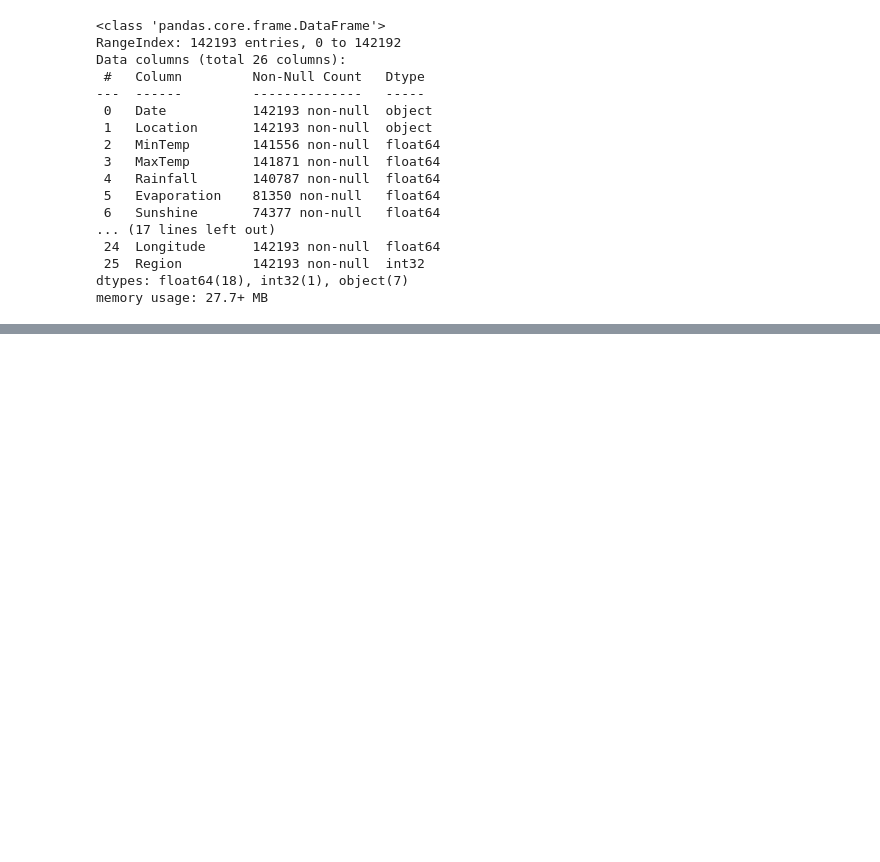
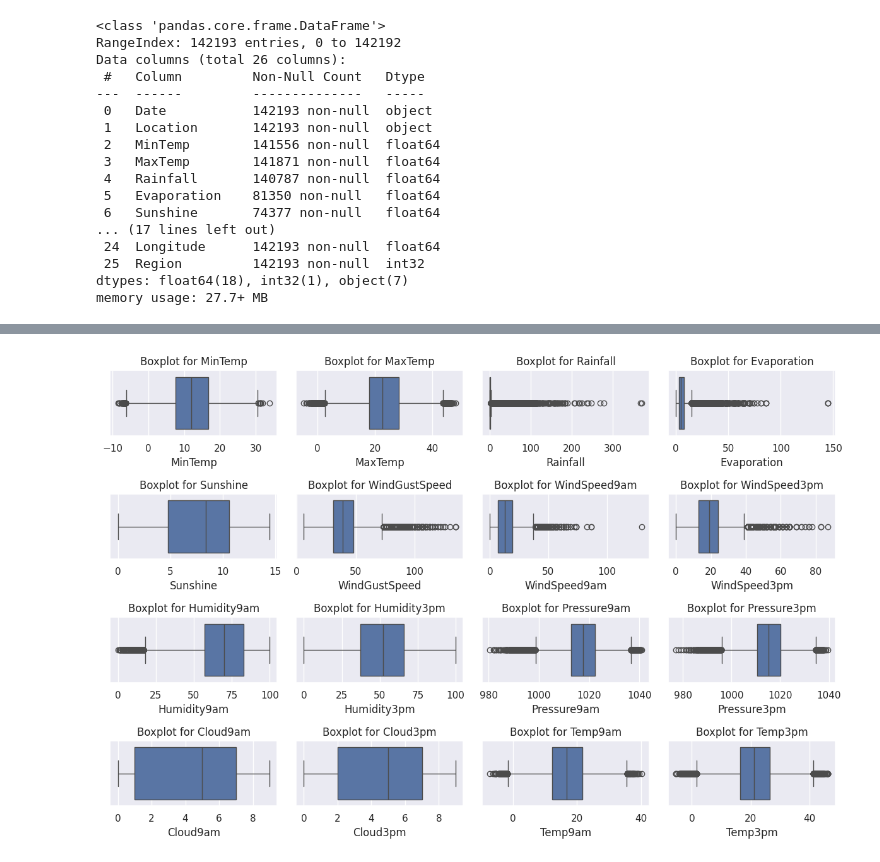
Before and after one commit to GenaCanciani/AA1-TUIA-Canciani-Mancini-Morales, a Jupyter notebook: TP-clasificacion-AA1.ipynb, the cells around one changed output, grey strips where cells are left out. Drawn from its saved outputs; the diff is of its cells as text; code cells hidden in the pictures; blank space fills up the shorter version.

```diff
--- a/TP-clasificacion-AA1.ipynb
+++ b/TP-clasificacion-AA1.ipynb
@@ -350,0 +508,14 @@ plt.show()
+# %%
+num_cols = ['MinTemp', 'MaxTemp', 'Rainfall', 'Evaporation','Sunshine', 'WindGustSpeed', 'WindSpeed9am', 'WindSpeed3pm',
+            'Humidity9am', 'Humidity3pm', 'Pressure9am', 'Pressure3pm','Cloud9am', 'Cloud3pm', 'Temp9am', 'Temp3pm']
+
+plt.figure(figsize=(12, 8))
+for i, col in enumerate(num_cols, 1):
+    plt.subplot(4, 4, i)
+    sns.boxplot(x=X_train[col])
+    plt.title(f"Boxplot for {col}")
+
+plt.tight_layout()
+plt.show()
+# %% [output]
+[figure, added]
```
Also changed, not shown: parts of 25 cells of this notebook.
